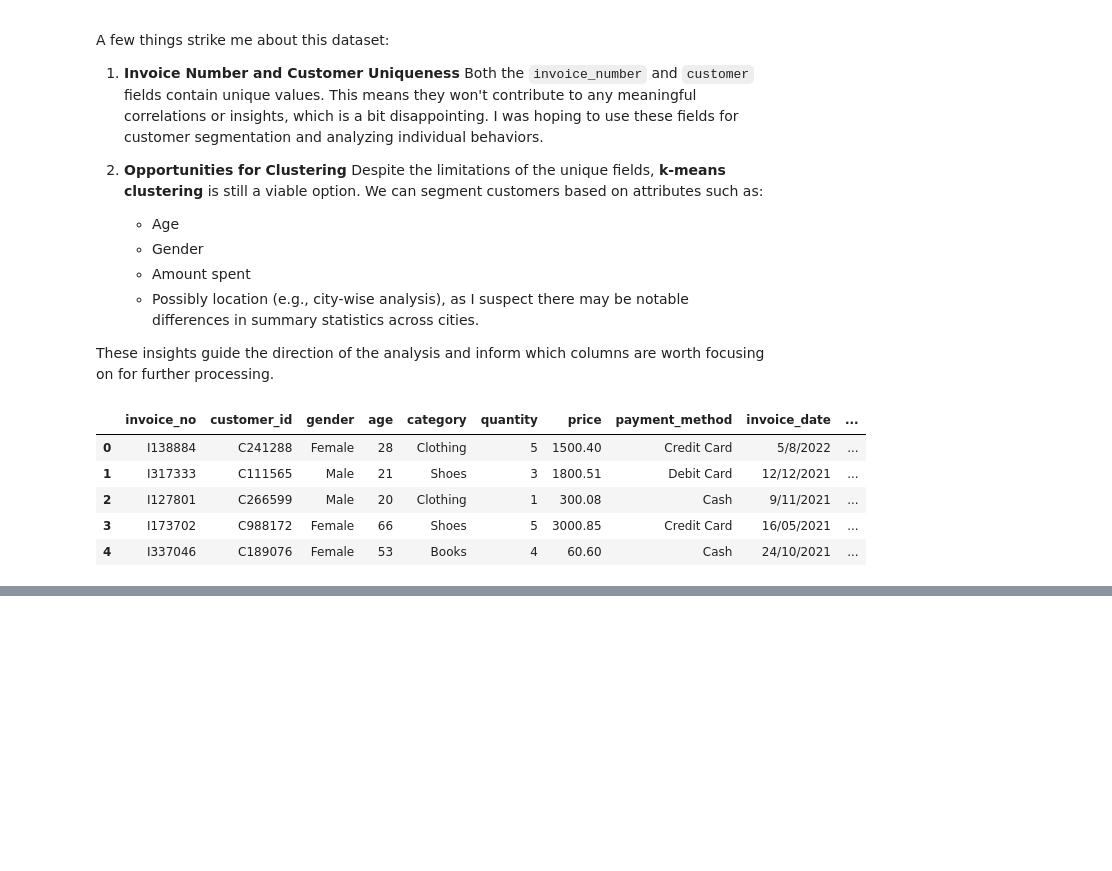
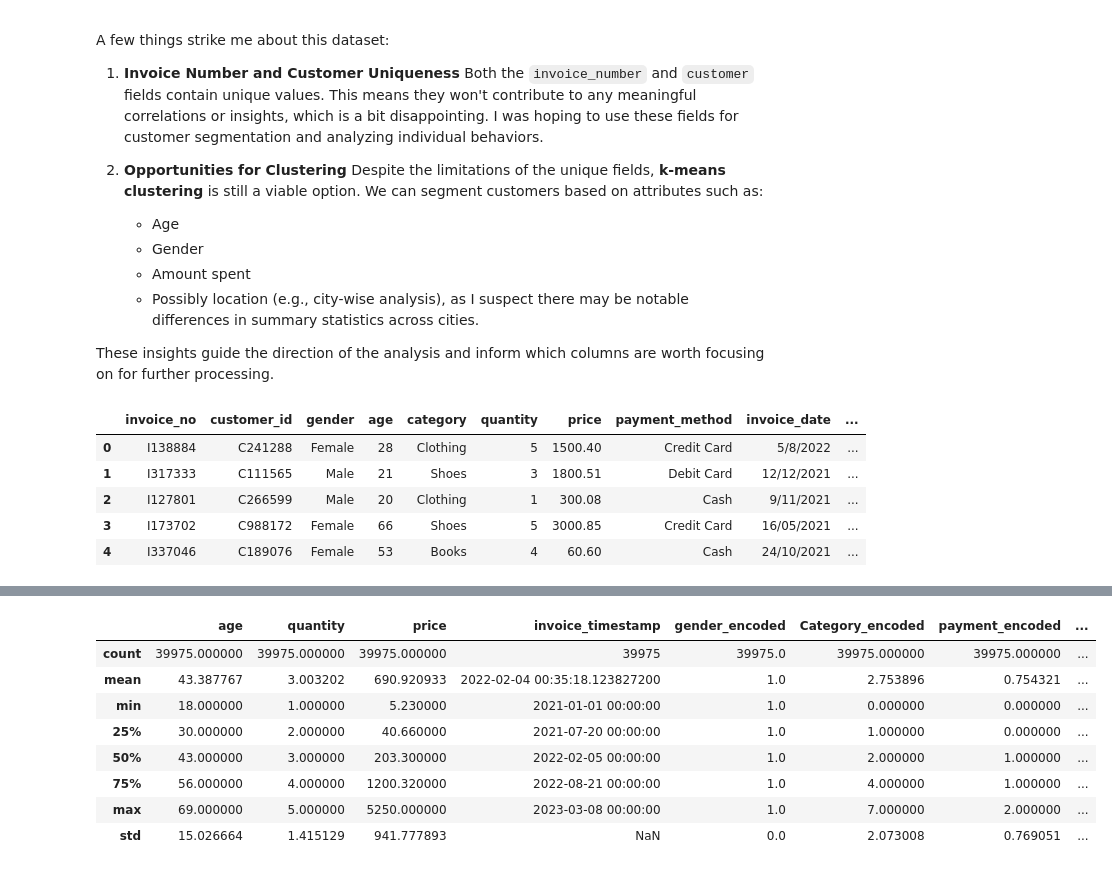
Before and after one commit to datawithkasim/fantastic-palm-tree, a Jupyter notebook: fantastic_palm_tree/import_eda.ipynb, the cells around one changed output, grey strips where cells are left out. Cells and saved outputs as stored; diff of their text form; code cells hidden in the pictures; blank space fills up the shorter version.

```diff
--- a/fantastic_palm_tree/import_eda.ipynb
+++ b/fantastic_palm_tree/import_eda.ipynb
@@ -147,0 +188,12 @@ data.head()
+# %%
+male_data.describe()
+# %% [output]
+|  | age | quantity | price | invoice_timestamp | gender_encoded | Category_encoded | payment_encoded | ... |
+| count | 39975.000000 | 39975.000000 | 39975.000000 | 39975 | 39975.0 | 39975.000000 | 39975.000000 | ... |
+| mean | 43.387767 | 3.003202 | 690.920933 | 2022-02-04 00:35:18.123827200 | 1.0 | 2.753896 | 0.754321 | ... |
+| min | 18.000000 | 1.000000 | 5.230000 | 2021-01-01 00:00:00 | 1.0 | 0.000000 | 0.000000 | ... |
+| 25% | 30.000000 | 2.000000 | 40.660000 | 2021-07-20 00:00:00 | 1.0 | 1.000000 | 0.000000 | ... |
+| 50% | 43.000000 | 3.000000 | 203.300000 | 2022-02-05 00:00:00 | 1.0 | 2.000000 | 1.000000 | ... |
+| 75% | 56.000000 | 4.000000 | 1200.320000 | 2022-08-21 00:00:00 | 1.0 | 4.000000 | 1.000000 | ... |
+| max | 69.000000 | 5.000000 | 5250.000000 | 2023-03-08 00:00:00 | 1.0 | 7.000000 | 2.000000 | ... |
+| std | 15.026664 | 1.415129 | 941.777893 | NaN | 0.0 | 2.073008 | 0.769051 | ... |
```
Also changed, not shown: parts of 9 cells of this notebook.
